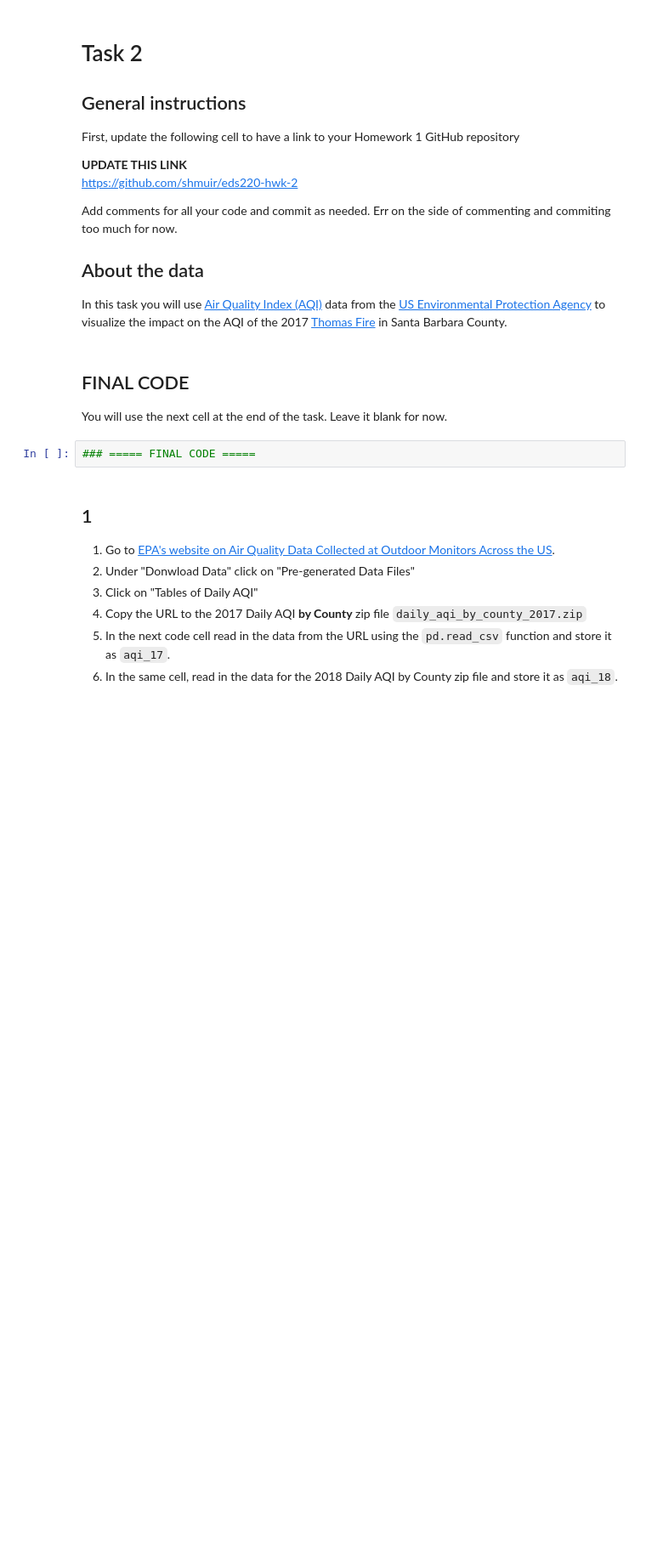
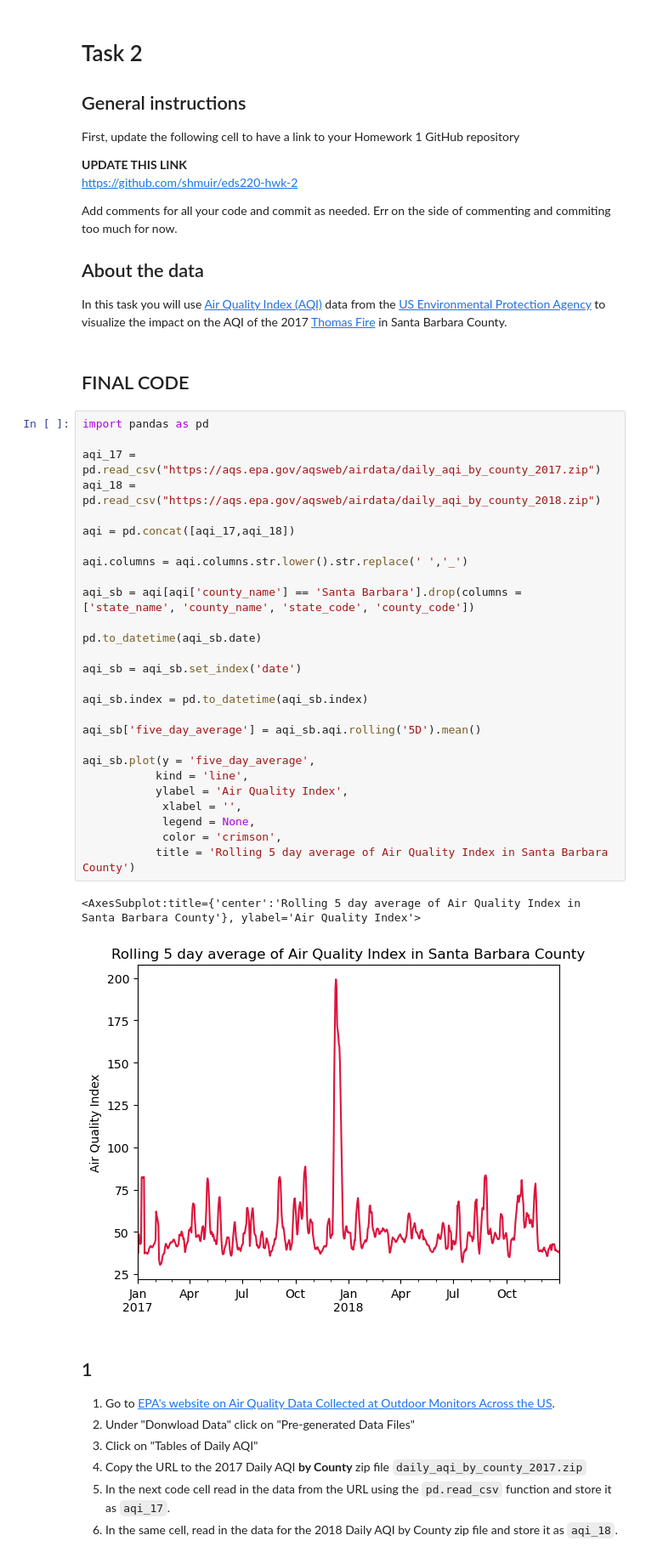
Before and after one commit to shmuir/eds220-hwk-2, a Jupyter notebook: hwk2-task2-aqi.ipynb, the cells around one changed output. Shown at 85% size. Cells and saved outputs as stored; diff of their text form; blank space fills up the shorter version.

```diff
--- a/hwk2-task2-aqi.ipynb
+++ b/hwk2-task2-aqi.ipynb
@@ -14,12 +14,38 @@ Add comments for all your code and commit as needed. Err on the side of commenti
 ## About the data
 
 In this task you will use [Air Quality Index (AQI)](https://www.airnow.gov/aqi/aqi-basics/) data from the [US Environmental Protection Agency](https://www.epa.gov) to visualize the impact on the AQI of the 2017 [Thomas Fire](https://en.wikipedia.org/wiki/Thomas_Fire) in Santa Barbara County.
-# %% [markdown]
-## FINAL CODE
-
-You will use the next cell at the end of the task. Leave it blank for now.
-# %%
-### ===== FINAL CODE =====
+# %% [markdown]
+## FINAL CODE
+# %%
+import pandas as pd
+
+aqi_17 = pd.read_csv("https://aqs.epa.gov/aqsweb/airdata/daily_aqi_by_county_2017.zip")
+aqi_18 = pd.read_csv("https://aqs.epa.gov/aqsweb/airdata/daily_aqi_by_county_2018.zip")
+
+aqi = pd.concat([aqi_17,aqi_18])
+
+aqi.columns = aqi.columns.str.lower().str.replace(' ','_')
+
+aqi_sb = aqi[aqi['county_name'] == 'Santa Barbara'].drop(columns = ['state_name', 'county_name', 'state_code', 'county_code'])
+
+pd.to_datetime(aqi_sb.date)
+
+aqi_sb = aqi_sb.set_index('date')
+
+aqi_sb.index = pd.to_datetime(aqi_sb.index)
+
+aqi_sb['five_day_average'] = aqi_sb.aqi.rolling('5D').mean()
+
+aqi_sb.plot(y = 'five_day_average',
+           kind = 'line',
+           ylabel = 'Air Quality Index',
+            xlabel = '',
+            legend = None,
+            color = 'crimson',
+           title = 'Rolling 5 day average of Air Quality Index in Santa Barbara County')
+# %% [output]
+<AxesSubplot:title={'center':'Rolling 5 day average of Air Quality Index in Santa Barbara County'}, ylabel='Air Quality Index'>
+[figure, added]
 # %% [markdown]
 ## 1
 
```
Also changed, not shown: parts of 6 cells of this notebook, 1 other file.
